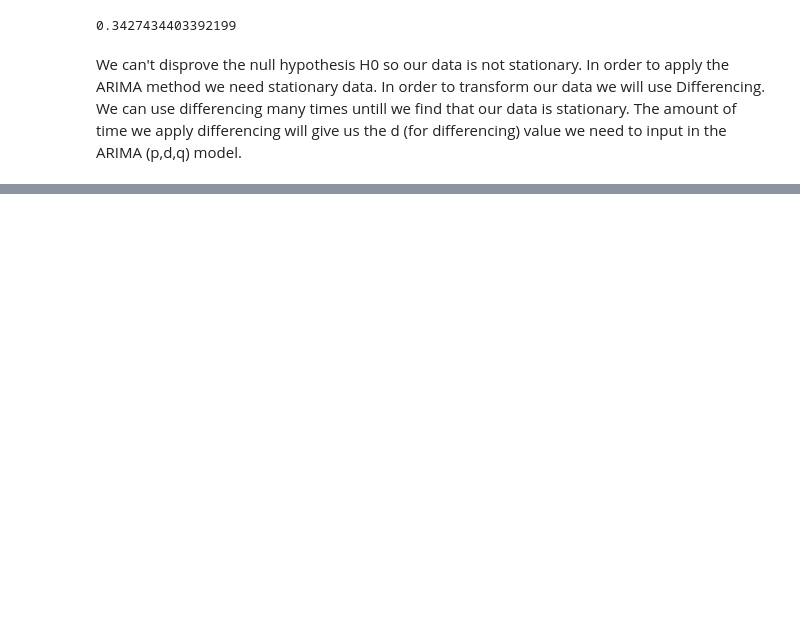
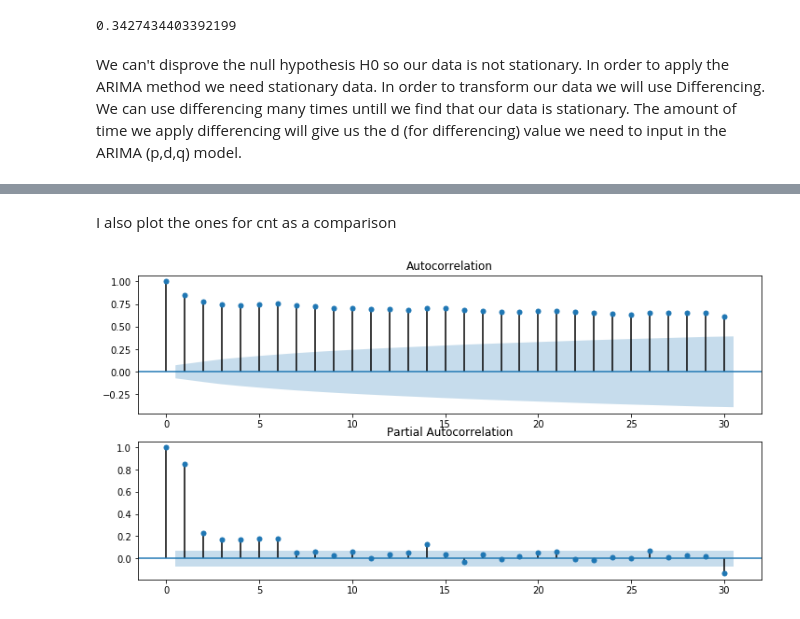
Before and after one commit to laurent-guerguy/Project-5-Bikesharing-Predict-Bike-Usage, a Jupyter notebook: your-project/Days Analysis.ipynb, the cells around one changed output, grey strips where cells are left out. Saved outputs shown, nothing was run; the diff lists cells and outputs as text; code cells hidden in the pictures; blank space fills up the shorter version.

```diff
--- a/your-project/Days Analysis.ipynb
+++ b/your-project/Days Analysis.ipynb
@@ -71,0 +97,8 @@ We can use differencing many times untill we find that our data is stationary. T
+# %% [markdown]
+I also plot the ones for cnt as a comparison
+# %%
+fig, ax = plt.subplots(2, figsize=(12,6))
+ax[0] = plot_acf(days.cnt.dropna(), ax=ax[0], lags=30)
+ax[1] = plot_pacf(days.cnt.dropna(), ax=ax[1], lags=30)
+# %% [output]
+[figure, added]
```
Also changed, not shown: parts of 18 cells of this notebook.
